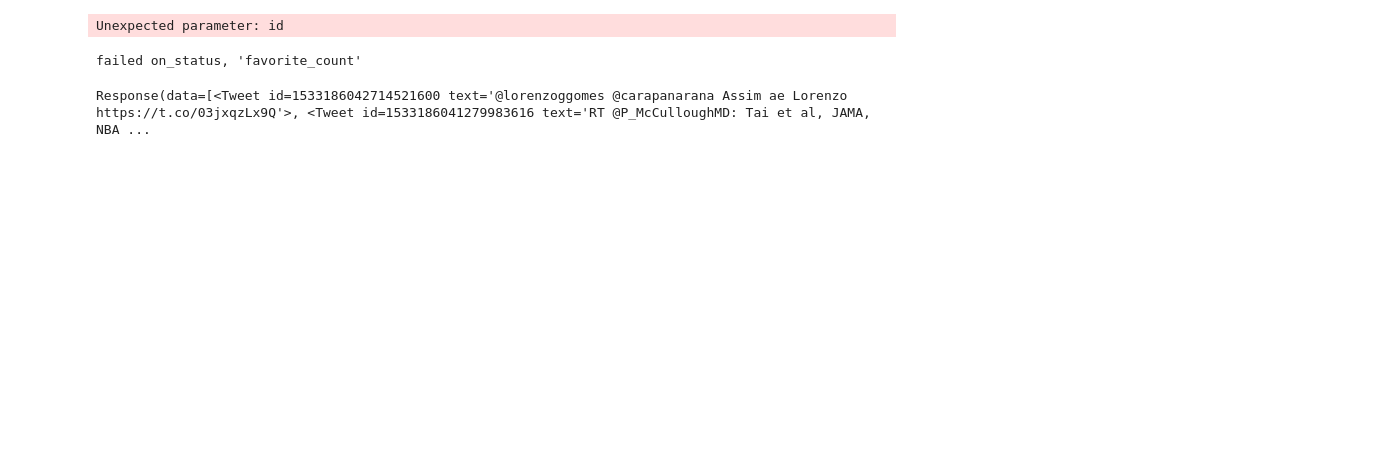
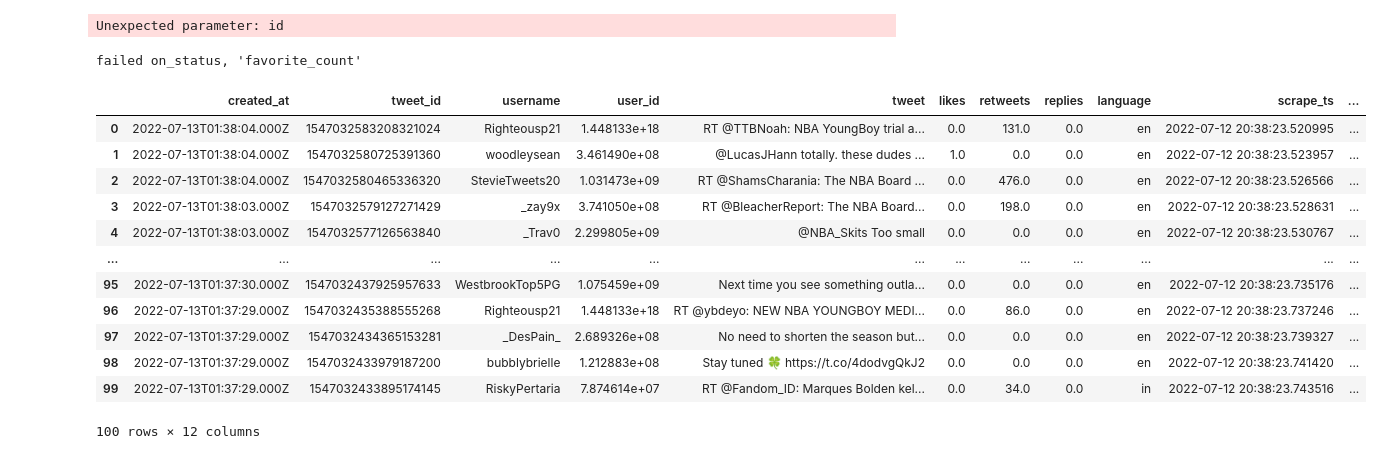
Before and after one commit to jyablonski/jyablonski_praq, a Jupyter notebook: twitter/tweepy_try2.ipynb, the cells around one changed output. Cells and saved outputs as stored; diff of their text form; code cells hidden in the pictures; blank space fills up the shorter version.

Commit message:
adding tweepy twitter scrape for august

```diff
--- a/twitter/tweepy_try2.ipynb
+++ b/twitter/tweepy_try2.ipynb
@@ -13,17 +13,17 @@ auth.set_access_token(os.environ.get('twitter_access_api_key'), os.environ.get('
 api = tweepy.API(auth, wait_on_rate_limit=True)
 # %%
 username = 'nba'
-count = 50
+count = 500
 df_user_tweets = pd.DataFrame()
 # %%
 df_test = []
-for tweet in tweepy.Cursor(api.search_tweets, 'nba', count = 50).items(250):
+for tweet in tweepy.Cursor(api.search_tweets, 'nba', count = 500).items(250):
     df_test.append(tweet)
 # %%
 # result_type = 'popular'
 df = pd.DataFrame()
 try:
-  for tweet in tweepy.Cursor(api.search_tweets, 'nba', count = 500, result_type = 'mixed').items(500):
+  for tweet in tweepy.Cursor(api.search_tweets, 'nba', count = 5000, result_type = 'mixed').items(5000):
       # print(status)
       df = df.append(
                             {'created_at' : tweet._json['created_at'],
@@ -98,4 +106,0 @@ df = client.search_recent_tweets('nba')
-# %%
-df
-# %% [output]
-Response(data=[<Tweet id=1533186042714521600 text='@lorenzoggomes @carapanarana Assim ae Lorenzo https://t.co/03jxqzLx9Q'>, <Tweet id=1533186041279983616 text='RT @P_McCulloughMD: Tai et al, JAMA, NBA ...
@@ -101,0 +111,49 @@ Response(data=[<Tweet id=1533186042714521600 text='@lorenzoggomes @carapanarana
+# %%
+start_time = datetime.now() - timedelta(days = 1)
+df2 = client.search_recent_tweets(
+    'nba',
+    start_time = start_time,
+    tweet_fields = ["id", "text", "created_at", "lang", "public_metrics"],
+    expansions=['author_id'],
+    user_fields = ["name","username","profile_image_url","url"],
+    max_results = 100)
+# %%
+users = {u["id"]: u for u in df2.includes['users']}
+df = pd.DataFrame()
+for tweet in df2.data:
+    if users[tweet.author_id]:
+        user = users[tweet['author_id']]
+        df = df.append(
+            {
+                "created_at": tweet.data["created_at"],
+                "tweet_id": tweet.data["id"],
+                "username": user["username"],
+                "user_id": user["id"],
+                # "user_id": tweet.data["user"]["id"],
+                "tweet": tweet.data["text"],
+                "likes": tweet.data['public_metrics']["like_count"],
+                "retweets": tweet.data['public_metrics']["retweet_count"],
+                'replies': tweet.data['public_metrics']['reply_count'],
+                "language": tweet.data["lang"],
+                "scrape_ts": datetime.now(),
+                "profile_img": user['profile_image_url'],
+                "url": f"https://twitter.com/twitter/statuses/{tweet.data['id']}",
+            },
+            ignore_index=True,
+        )
+
+df
+# %% [output]
+|  | created_at | tweet_id | username | user_id | tweet | likes | retweets | replies | language | scrape_ts | ... |
+| 0 | 2022-07-13T01:38:04.000Z | 1547032583208321024 | Righteousp21 | 1.448133e+18 | RT @TTBNoah: NBA YoungBoy trial a... | 0.0 | 131.0 | 0.0 | en | 2022-07-12 20:38:23.520995 | ... |
+| 1 | 2022-07-13T01:38:04.000Z | 1547032580725391360 | woodleysean | 3.461490e+08 | @LucasJHann totally. these dudes ... | 1.0 | 0.0 | 0.0 | en | 2022-07-12 20:38:23.523957 | ... |
+| 2 | 2022-07-13T01:38:04.000Z | 1547032580465336320 | StevieTweets20 | 1.031473e+09 | RT @ShamsCharania: The NBA Board ... | 0.0 | 476.0 | 0.0 | en | 2022-07-12 20:38:23.526566 | ... |
+| 3 | 2022-07-13T01:38:03.000Z | 1547032579127271429 | _zay9x | 3.741050e+08 | RT @BleacherReport: The NBA Board... | 0.0 | 198.0 | 0.0 | en | 2022-07-12 20:38:23.528631 | ... |
+| 4 | 2022-07-13T01:38:03.000Z | 1547032577126563840 | _Trav0 | 2.299805e+09 | @NBA_Skits Too small | 0.0 | 0.0 | 0.0 | en | 2022-07-12 20:38:23.530767 | ... |
+| ... | ... | ... | ... | ... | ... | ... | ... | ... | ... | ... | ... |
+| 95 | 2022-07-13T01:37:30.000Z | 1547032437925957633 | WestbrookTop5PG | 1.075459e+09 | Next time you see something outla... | 0.0 | 0.0 | 0.0 | en | 2022-07-12 20:38:23.735176 | ... |
+| 96 | 2022-07-13T01:37:29.000Z | 1547032435388555268 | Righteousp21 | 1.448133e+18 | RT @ybdeyo: NEW NBA YOUNGBOY MEDI... | 0.0 | 86.0 | 0.0 | en | 2022-07-12 20:38:23.737246 | ... |
+| 97 | 2022-07-13T01:37:29.000Z | 1547032434365153281 | _DesPain_ | 2.689326e+08 | No need to shorten the season but... | 0.0 | 0.0 | 0.0 | en | 2022-07-12 20:38:23.739327 | ... |
+| 98 | 2022-07-13T01:37:29.000Z | 1547032433979187200 | bubblybrielle | 1.212883e+08 | Stay tuned 🍀 https://t.co/4dodvgQkJ2 | 0.0 | 0.0 | 0.0 | en | 2022-07-12 20:38:23.741420 | ... |
+| 99 | 2022-07-13T01:37:29.000Z | 1547032433895174145 | RiskyPertaria | 7.874614e+07 | RT @Fandom_ID: Marques Bolden kel... | 0.0 | 34.0 | 0.0 | in | 2022-07-12 20:38:23.743516 | ... |
+100 rows × 12 columns
```
Also changed, not shown: parts of 8 cells of this notebook, 9 other files.
